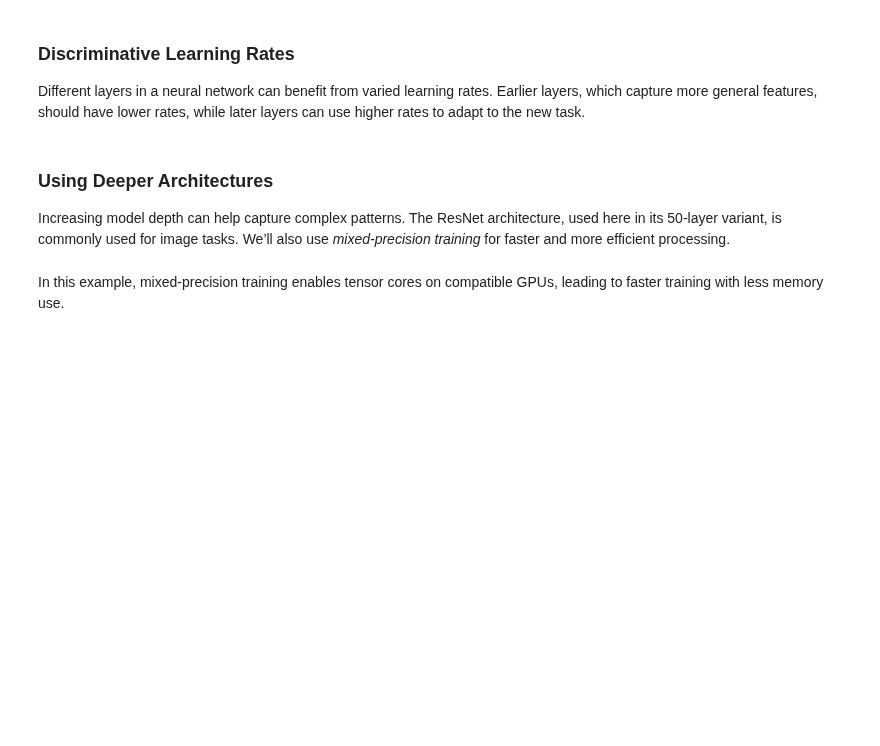
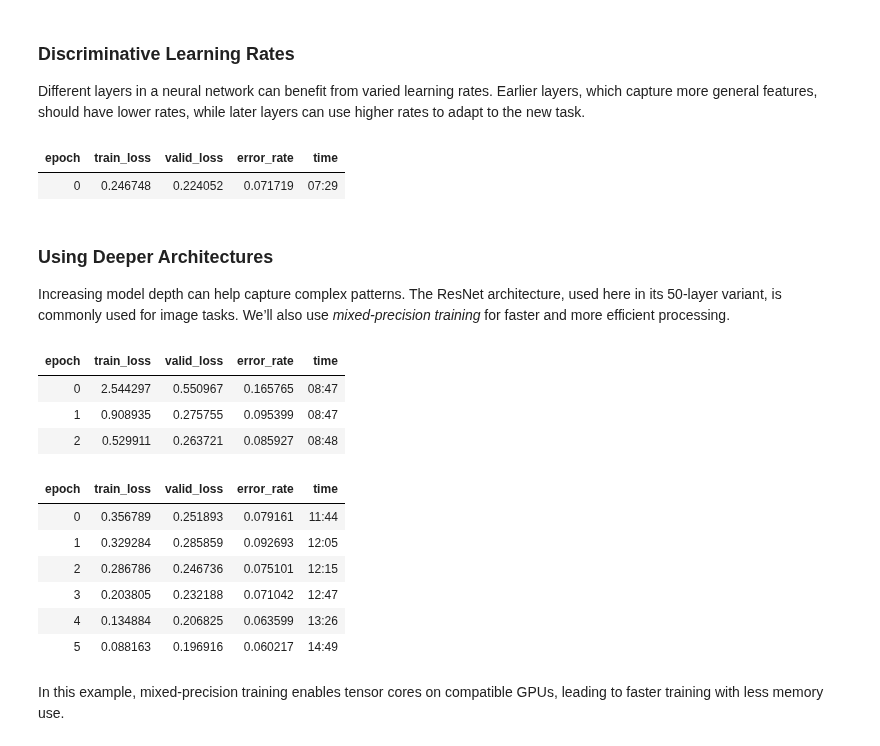
Before and after one commit to bmandracchia/ML4BD, a Jupyter notebook: chapters/25_Image_Classification.ipynb, the cells around one changed output. Saved outputs shown, nothing was run; the diff lists cells and outputs as text; code cells hidden in the pictures; blank space fills up the shorter version.

```diff
--- a/chapters/25_Image_Classification.ipynb
+++ b/chapters/25_Image_Classification.ipynb
@@ -232,7 +230,10 @@ Transfer learning is particularly useful in biomedical contexts where data can b
 
 Different layers in a neural network can benefit from varied learning rates. Earlier layers, which capture more general features, should have lower rates, while later layers can use higher rates to adapt to the new task.
 # %%
-learn.fit_one_cycle(12, lr_max=slice(1e-6, 1e-4))
+learn.fit_one_cycle(1, lr_max=slice(1e-6, 1e-4))
+# %% [output]
+| epoch | train_loss | valid_loss | error_rate | time |
+| 0 | 0.246748 | 0.224052 | 0.071719 | 07:29 |
 # %% [markdown]
 
 ### Using Deeper Architectures
@@ -240,8 +241,20 @@ learn.fit_one_cycle(12, lr_max=slice(1e-6, 1e-4))
 Increasing model depth can help capture complex patterns. The ResNet architecture, used here in its 50-layer variant, is commonly used for image tasks. We’ll also use *mixed-precision training* for faster and more efficient processing.
 # %%
 from fastai.callback.fp16 import *
-learn = vision_learner(dls, resnet50, metrics=error_rate).to_fp16()
+learn = vision_learner(dls, resnet34, metrics=error_rate).to_fp16()
 learn.fine_tune(6, freeze_epochs=3)
+# %% [output]
+| epoch | train_loss | valid_loss | error_rate | time |
+| 0 | 2.544297 | 0.550967 | 0.165765 | 08:47 |
+| 1 | 0.908935 | 0.275755 | 0.095399 | 08:47 |
+| 2 | 0.529911 | 0.263721 | 0.085927 | 08:48 |
+| epoch | train_loss | valid_loss | error_rate | time |
+| 0 | 0.356789 | 0.251893 | 0.079161 | 11:44 |
+| 1 | 0.329284 | 0.285859 | 0.092693 | 12:05 |
+| 2 | 0.286786 | 0.246736 | 0.075101 | 12:15 |
+| 3 | 0.203805 | 0.232188 | 0.071042 | 12:47 |
+| 4 | 0.134884 | 0.206825 | 0.063599 | 13:26 |
+| 5 | 0.088163 | 0.196916 | 0.060217 | 14:49 |
 # %% [markdown]
 
 In this example, mixed-precision training enables tensor cores on compatible GPUs, leading to faster training with less memory use.
```
Also changed, not shown: parts of 5 cells of this notebook.
